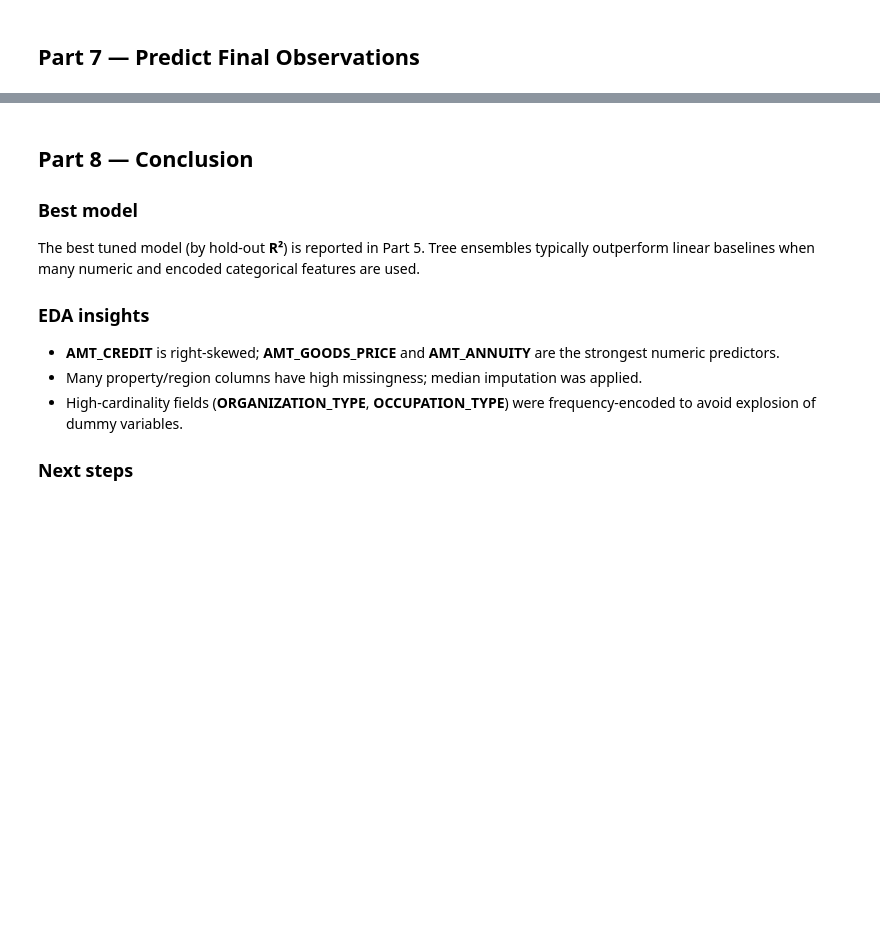
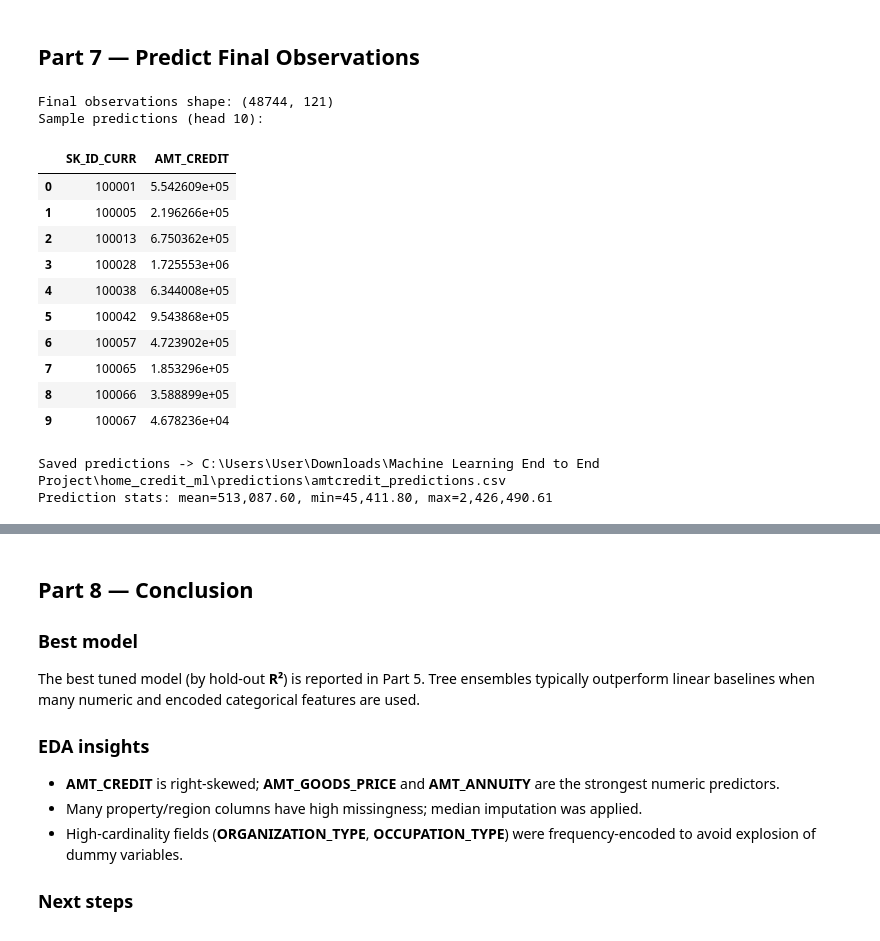
Before and after one commit to Janhavi-626/DataScience-Ml, a Jupyter notebook: ML_Project/end_to_end_modeling.ipynb, the cells around one changed output, grey strips where cells are left out. Cells and saved outputs as stored; diff of their text form; code cells hidden in the pictures; blank space fills up the shorter version.

```diff
--- a/ML_Project/end_to_end_modeling.ipynb
+++ b/ML_Project/end_to_end_modeling.ipynb
@@ -473,24 +706,41 @@ print(f"Sample predictions: {sample_pred}")
 # %% [markdown]
 ## Part 7 — Predict Final Observations
 # %%
+TEST_PATH =r"C:\Users\User\Downloads\Machine Learning End to End Project\csv\application_test.csv"
 df_final = pd.read_csv(TEST_PATH)
 print(f"Final observations shape: {df_final.shape}")
 
 X_final = loaded_preprocessor.transform(df_final)
 final_predictions = loaded_best.predict(X_final)
 
 pred_df = pd.DataFrame({
     "SK_ID_CURR": df_final["SK_ID_CURR"],
     "AMT_CREDIT": final_predictions,
 })
 
 print("Sample predictions (head 10):")
 display(pred_df.head(10))
-
+PREDICTIONS_DIR = Path(r"C:\Users\User\Downloads\Machine Learning End to End Project\home_credit_ml\predictions")
 PREDICTIONS_DIR.mkdir(parents=True, exist_ok=True)
 predictions_path = PREDICTIONS_DIR / "amtcredit_predictions.csv"
 pred_df.to_csv(predictions_path, index=False)
 print(f"\nSaved predictions -> {predictions_path}")
 print(f"Prediction stats: mean={pred_df['AMT_CREDIT'].mean():,.2f}, "
       f"min={pred_df['AMT_CREDIT'].min():,.2f}, max={pred_df['AMT_CREDIT'].max():,.2f}")
+# %% [output]
+Final observations shape: (48744, 121)
+Sample predictions (head 10):
+|  | SK_ID_CURR | AMT_CREDIT |
+| 0 | 100001 | 5.542609e+05 |
+| 1 | 100005 | 2.196266e+05 |
+| 2 | 100013 | 6.750362e+05 |
+| 3 | 100028 | 1.725553e+06 |
+| 4 | 100038 | 6.344008e+05 |
+| 5 | 100042 | 9.543868e+05 |
+| 6 | 100057 | 4.723902e+05 |
+| 7 | 100065 | 1.853296e+05 |
+| 8 | 100066 | 3.588899e+05 |
+| 9 | 100067 | 4.678236e+04 |
+Saved predictions -> C:\Users\User\Downloads\Machine Learning End to End Project\home_credit_ml\predictions\amtcredit_predictions.csv
+Prediction stats: mean=513,087.60, min=45,411.80, max=2,426,490.61
 # %%
```
Also changed, not shown: parts of 15 cells of this notebook.
